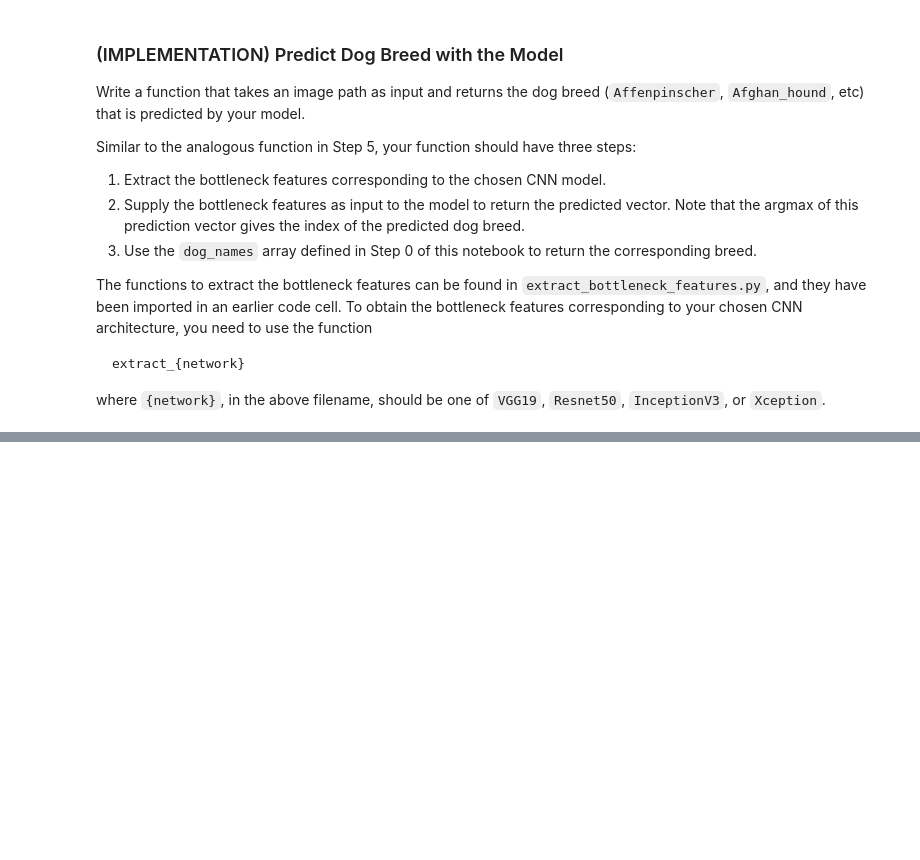
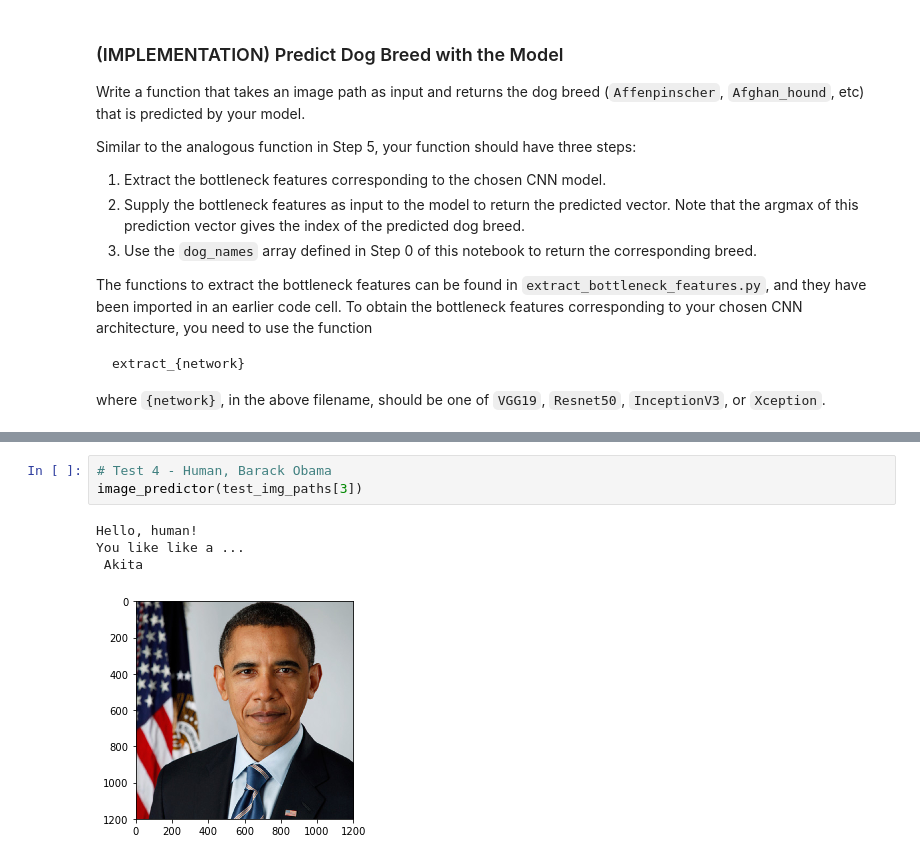
Before and after one commit to smins/dog-project, a Jupyter notebook: dog_app.ipynb, the cells around one changed output, grey strips where cells are left out. Drawn from its saved outputs; the diff is of its cells as text; blank space fills up the shorter version.

```diff
--- a/dog_app.ipynb
+++ b/dog_app.ipynb
@@ -792,0 +881,8 @@ __Answer:__
+# %%
+# Test 4 - Human, Barack Obama
+image_predictor(test_img_paths[3])
+# %% [output]
+Hello, human!
+You like like a ...
+ Akita
+[figure, added]
```
Also changed, not shown: parts of 26 cells of this notebook, 12 other files.
